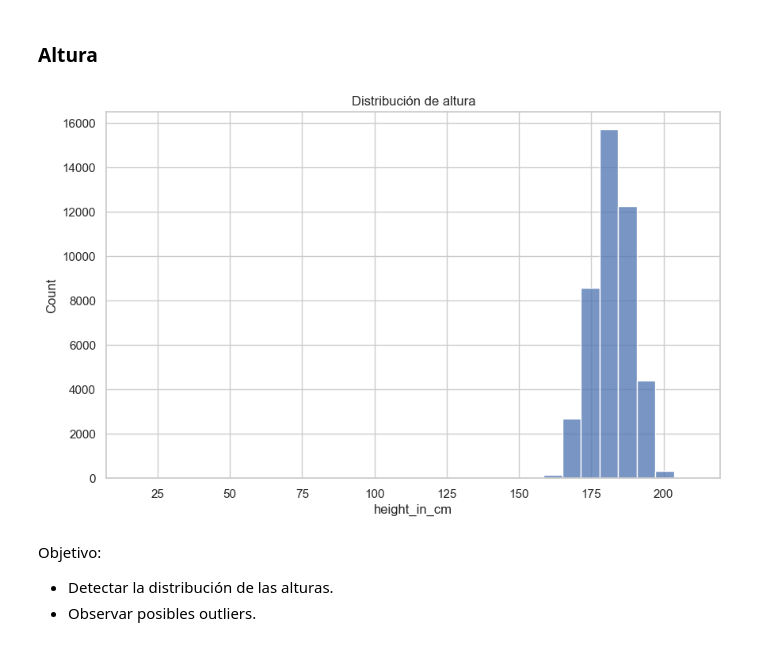
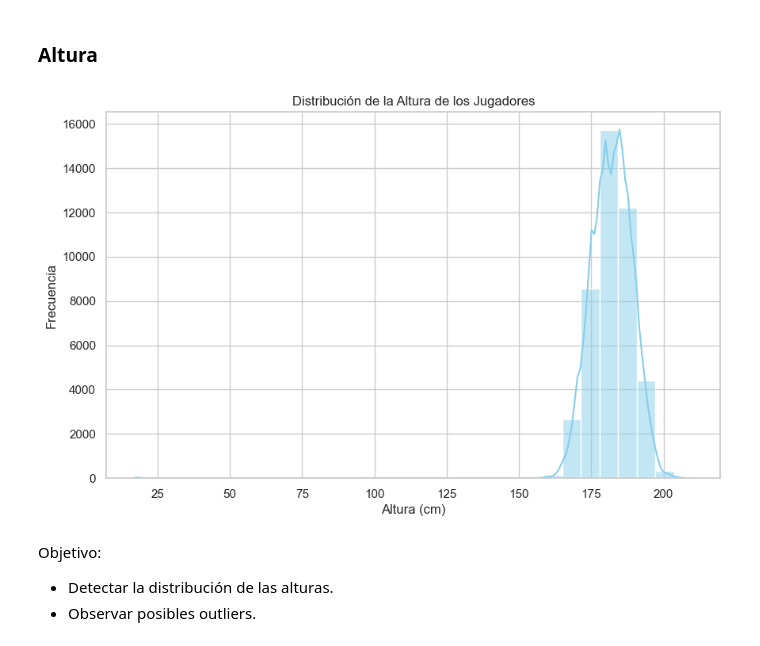
Before and after one commit to Bootcamp-DA-P2/DA-Project-Regression-Grupo2, a Jupyter notebook: notebooks/informe_EDA.ipynb, the cells around one changed output. Cells and saved outputs as stored; diff of their text form; code cells hidden in the pictures.

```diff
--- a/notebooks/informe_EDA.ipynb
+++ b/notebooks/informe_EDA.ipynb
@@ -19,7 +19,7 @@ plt.rcParams['figure.figsize'] = (10, 6)
 Y cargamos los datos de players.csv que previamente hemos realizado una limpieza.
 # %%
 # Cargar datos
-df = pd.read_csv("../data/clean/players.csv")
+df = pd.read_csv("../data/clean/players_clean.csv")
 # %% [markdown]
 Y mostramos el dataset para saber si ha cargado correctamente.
 # %%
@@ -186,11 +185,16 @@ Interpretación:
 # %% [markdown]
 ### Altura
 # %%
-sns.histplot(df['height_in_cm'], bins=30)
-plt.title("Distribución de altura")
+# Filtrar alturas mayores a cero para que el gráfico refleje la distribución real
+df_alturas = df[df['height_in_cm'] > 0]
+
+sns.histplot(data=df_alturas, x='height_in_cm', kde=True, bins=30, color='skyblue')
+plt.title('Distribución de la Altura de los Jugadores')
+plt.xlabel('Altura (cm)')
+plt.ylabel('Frecuencia')
 plt.show()
 # %% [output]
-[figure, old version]
+[figure, new version]
 # %% [markdown]
 Objetivo:
 
```
Also changed, not shown: parts of 34 cells of this notebook, 3 other files.
